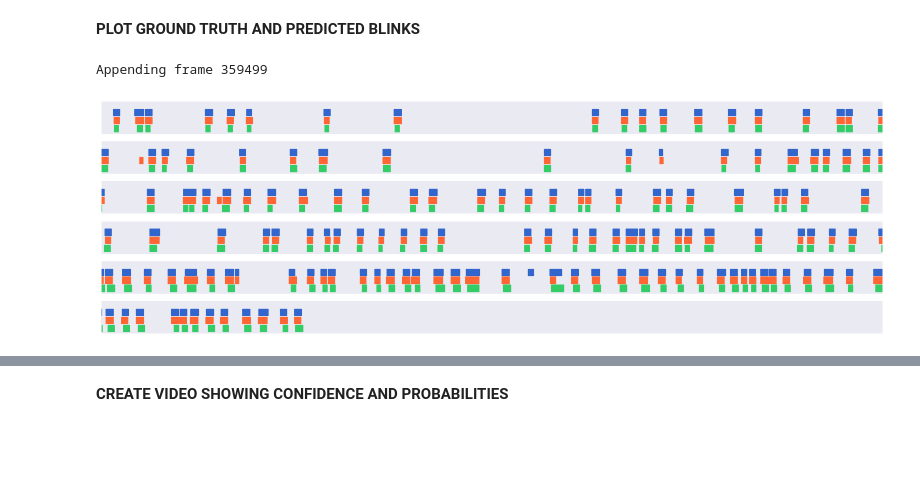
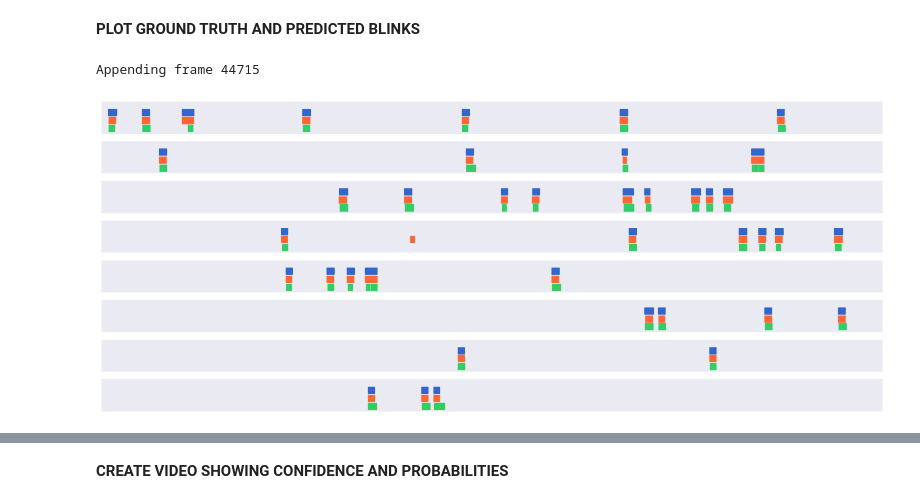
Before and after one commit to tpfffr/neon_blink_detection, a Jupyter notebook: notebooks/detect_blinks.ipynb, the cells around one changed output, grey strips where cells are left out. Drawn from its saved outputs; the diff is of its cells as text; code cells hidden in the pictures; blank space fills up the shorter version.

```diff
--- a/notebooks/detect_blinks.ipynb
+++ b/notebooks/detect_blinks.ipynb
@@ -170,34 +170,34 @@ for i in range(len(false_negatives)):
 # %%
 colors = [[0.2, 0.8, 0.4], [1, 0.4, 0.2], [0.2, 0.4, 0.8]]
 
-clip_name = "1156-2023-01-13-15-15-36-93d791d5"
+clip_name = "2023-01-27_16-10-14-a2a8cbe1"
 
 # Load data and features
 ts, features, left_images, right_images = pf.load_imgs_and_features(clip_name)
 
 # Load ground truth blinks
 blink_on_idx, blink_off_idx, _ = pf.load_gt_blinks(clip_name, ts)
 
 # Predict blinks with XGBoost and CNN
 pred_on_xgb, pred_off_xgb = pf.xgb_predictions(features, ts)
 pred_on_cnn, pred_off_cnn = pf.cnn_predictions(features, ts)
 
 total_duration = np.ceil(len(ts)/200)
 subplot_duration = 30  # duration of each subplot in seconds
 num_subplots = int(np.ceil(total_duration / subplot_duration))
 
 f, ax = plt.subplots(num_subplots, 1)
 f.set_size_inches(20, 20 * num_subplots / 20)
 
 time_intervals = [(i * 30, (i + 1) * 30) for i in range(num_subplots)]
 
 for i, (start, end) in enumerate(time_intervals):
     pf.create_subplot(ax[i], blink_on_idx, blink_off_idx, pred_on_xgb, pred_off_xgb, pred_on_cnn, pred_off_cnn, start, end, colors)
     ax[i].xaxis.set_visible(False)
     ax[i].yaxis.set_visible(False)
 # %% [output]
-Appending frame 359499
+Appending frame 44715
-[figure, old version]
+[figure, new version]
 # %%
 data_dict = {}
 clip_names = pf.get_clip_names()
```
Also changed, not shown: parts of 10 cells of this notebook, 5 other files.
